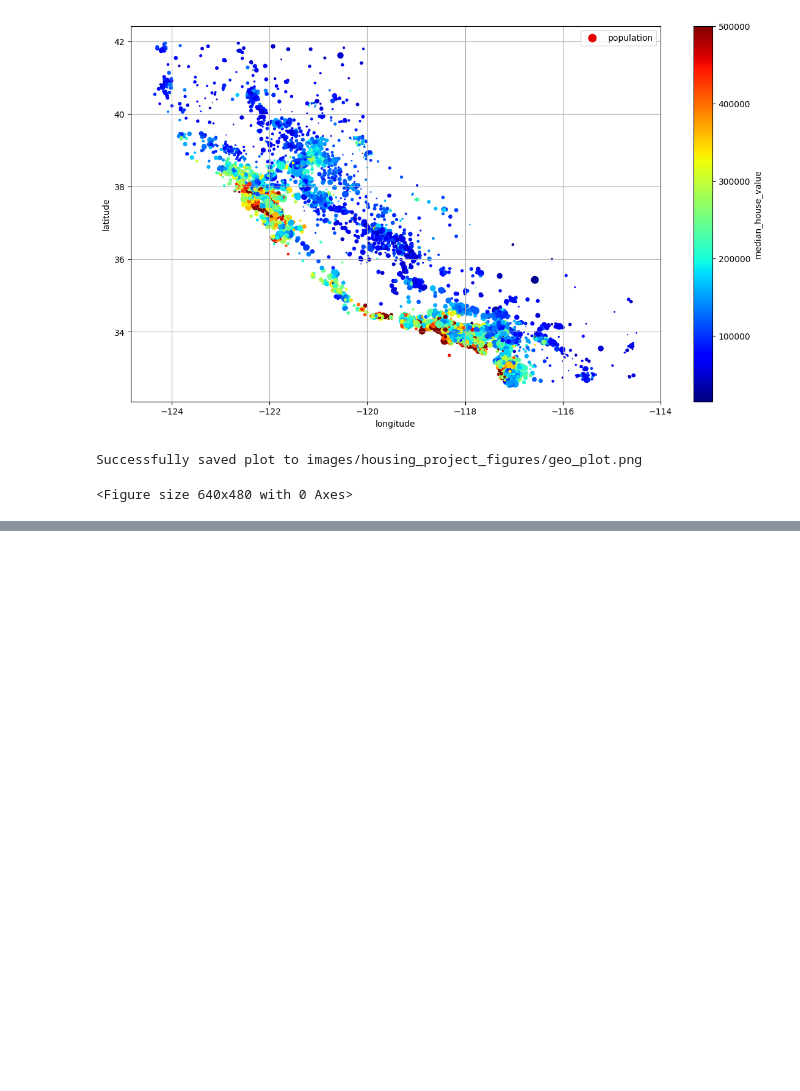
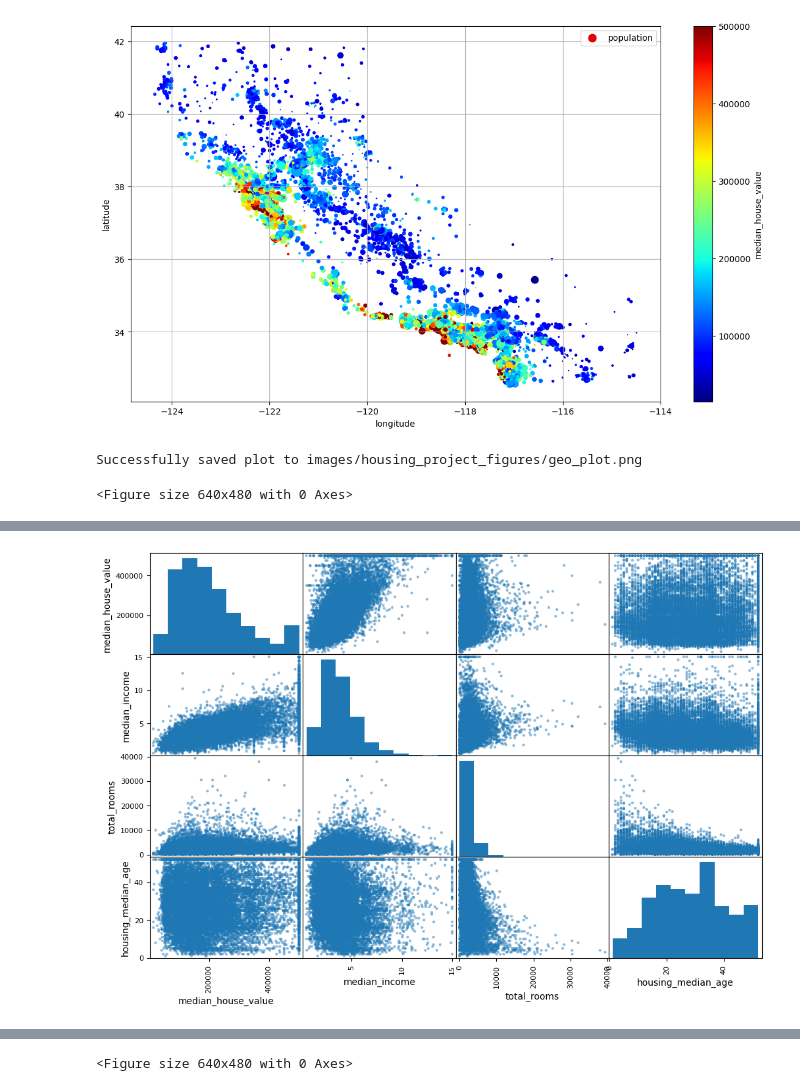
Before and after one commit to thehardikmadaan/ML_public, a Jupyter notebook: housing/housing.ipynb, the cells around one changed output, grey strips where cells are left out. Drawn from its saved outputs; the diff is of its cells as text; code cells hidden in the pictures; blank space fills up the shorter version.

```diff
--- a/housing/housing.ipynb
+++ b/housing/housing.ipynb
@@ -200,0 +220,10 @@ Successfully saved plot to images/housing_project_figures/geo_plot.png
+# %%
+from pandas.plotting import scatter_matrix
+
+attributes = ["median_house_value", "median_income",
+               "total_rooms", "housing_median_age",]
+scatter_matrix(housing[attributes], figsize=(12,8))
+plt.show()
+save_fig("scatterplot_coor")
+# %% [output]
+[figure, added]
@@ -200,0 +231 @@ Successfully saved plot to images/housing_project_figures/geo_plot.png
+<Figure size 640x480 with 0 Axes>
```
Also changed, not shown: parts of 6 cells of this notebook, 2 other files.
